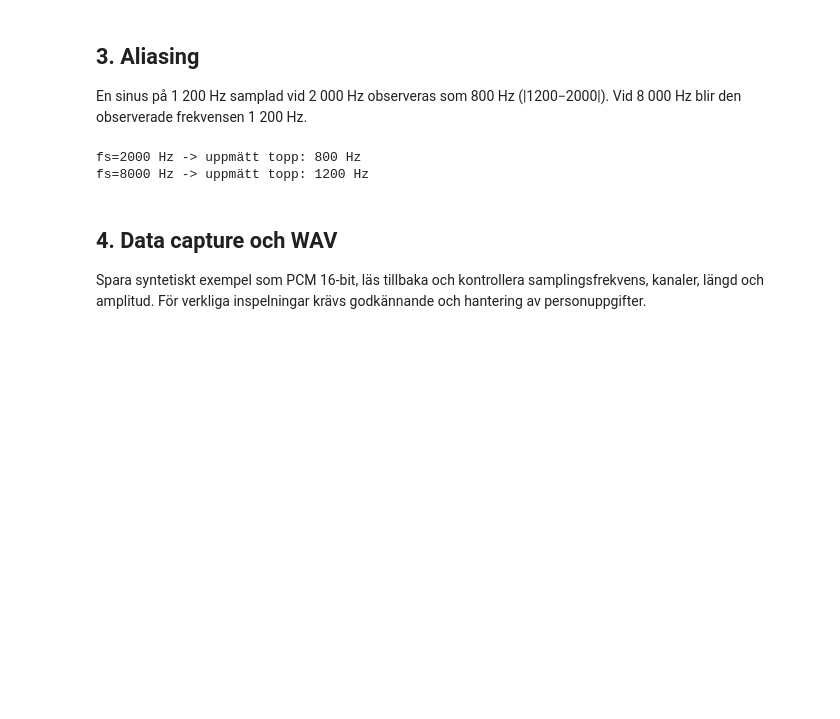
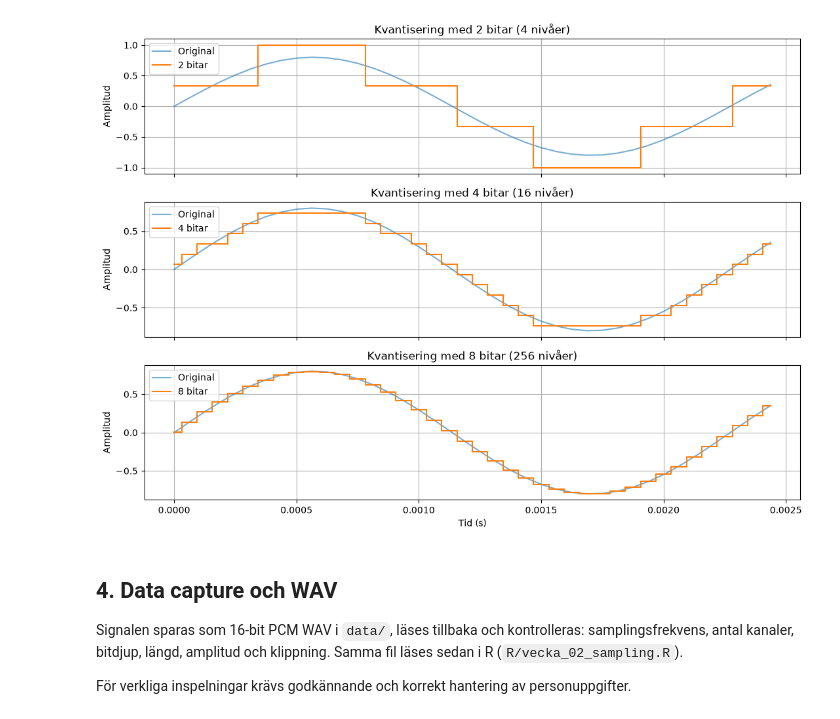
Before and after one commit to boskocat-blip/Signaton, a Jupyter notebook: notebooks/vecka_02_sampling_kvantisering_aliasing.ipynb, the cells around one changed output. Saved outputs shown, nothing was run; the diff lists cells and outputs as text; code cells hidden in the pictures; blank space fills up the shorter version.

```diff
--- a/notebooks/vecka_02_sampling_kvantisering_aliasing.ipynb
+++ b/notebooks/vecka_02_sampling_kvantisering_aliasing.ipynb
@@ -35,0 +83,30 @@ För en signal i intervallet [-1,1] ger `b` bitar `2**b` nivåer. Här mäts MSE
+# %%
+def forvantad_frekvens(f, fs):
+    # Frekvensen som syns efter sampling (vikning kring fs/2)
+    f_mod = f % fs
+    return min(f_mod, fs - f_mod)
+
+def toppfrekvens(x, fs):
+    # Frekvens med störst amplitud i FFT-spektrumet (DC exkluderas)
+    freqs = np.fft.rfftfreq(len(x), d=1 / fs)
+    amp = np.abs(np.fft.rfft(x))
+    return float(freqs[np.argmax(amp[1:]) + 1])
+
+rader = []
+for f, fs_test in [(440, 16000), (440, 2000), (440, 600), (1200, 8000), (1200, 2000)]:
+    n = np.arange(fs_test)  # 1 sekund
+    x = np.sin(2 * np.pi * f * n / fs_test)
+    uppmatt = toppfrekvens(x, fs_test)
+    forvantad = forvantad_frekvens(f, fs_test)
+    assert uppmatt == forvantad, (f, fs_test, uppmatt, forvantad)
+    rader.append({
+        "Signal (Hz)": f,
+        "fs (Hz)": fs_test,
+        "Nyquistgräns (Hz)": fs_test / 2,
+        "Nyquist uppfyllt": fs_test > 2 * f,
+        "Förväntad (Hz)": forvantad,
+        "Uppmätt FFT-topp (Hz)": uppmatt,
+    })
+
+aliasing_tabell = pd.DataFrame(rader)
+aliasing_tabell
@@ -54,19 +178,23 @@ plt.figure(figsize=(9,3)); plt.plot(t[:90],signal[:90],label='Original'); plt.st
-# %% [markdown]
-## 3. Aliasing
-En sinus på 1 200 Hz samplad vid 2 000 Hz observeras som 800 Hz (|1200−2000|). Vid 8 000 Hz blir den observerade frekvensen 1 200 Hz.
-# %%
-def peak_frequency(x, rate):
-    f=np.fft.rfftfreq(len(x),d=1/rate)
-    amp=np.abs(np.fft.rfft(x))
-    return float(f[np.argmax(amp[1:])+1])
-for rate in [2000,8000]:
-    tt=np.arange(rate)/rate
-    xx=np.sin(2*np.pi*1200*tt)
-    print(f'fs={rate} Hz -> uppmätt topp: {peak_frequency(xx,rate):.0f} Hz')
-assert peak_frequency(np.sin(2*np.pi*1200*np.arange(2000)/2000),2000)==800.0
-# %% [output]
-fs=2000 Hz -> uppmätt topp: 800 Hz
-fs=8000 Hz -> uppmätt topp: 1200 Hz
+# %%
+# Visualisering av de första 2,5 ms (16 bitar går inte att skilja från originalet)
+antal = int(0.0025 * FS)
+fig, axes = plt.subplots(3, 1, figsize=(11, 8), sharex=True)
+for ax, bits in zip(axes, [2, 4, 8]):
+    ax.plot(t[:antal], signal[:antal], label="Original", alpha=0.6)
+    ax.step(t[:antal], kvantisera(signal, bits)[:antal], where="mid", label=f"{bits} bitar")
+    ax.set_title(f"Kvantisering med {bits} bitar ({2**bits} nivåer)")
+    ax.set_ylabel("Amplitud")
+    ax.legend(loc="upper left")
+    ax.grid(True)
+axes[-1].set_xlabel("Tid (s)")
+plt.tight_layout()
+plt.savefig(FIG_DIR / "vecka_02_kvantisering.png", dpi=120)
+plt.show()
+# %% [output]
+[figure, added]
 # %% [markdown]
 ## 4. Data capture och WAV
-Spara syntetiskt exempel som PCM 16-bit, läs tillbaka och kontrollera samplingsfrekvens, kanaler, längd och amplitud. För verkliga inspelningar krävs godkännande och hantering av personuppgifter.
+
+Signalen sparas som 16-bit PCM WAV i `data/`, läses tillbaka och kontrolleras: samplingsfrekvens, antal kanaler, bitdjup, längd, amplitud och klippning. Samma fil läses sedan i R (`R/vecka_02_sampling.R`).
+
+För verkliga inspelningar krävs godkännande och korrekt hantering av personuppgifter.
```
Also changed, not shown: parts of 26 cells of this notebook, 4 other files.
